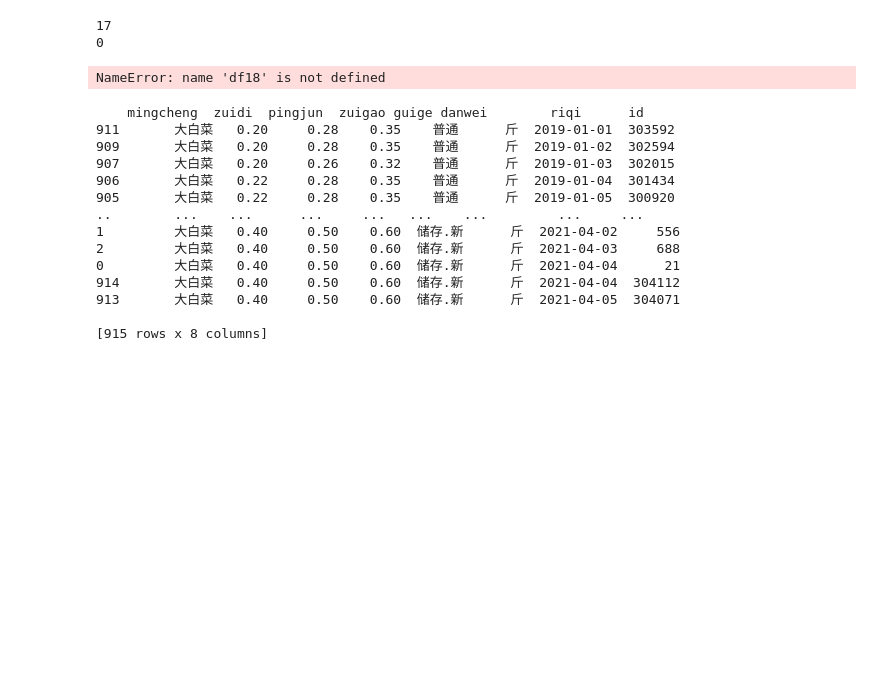
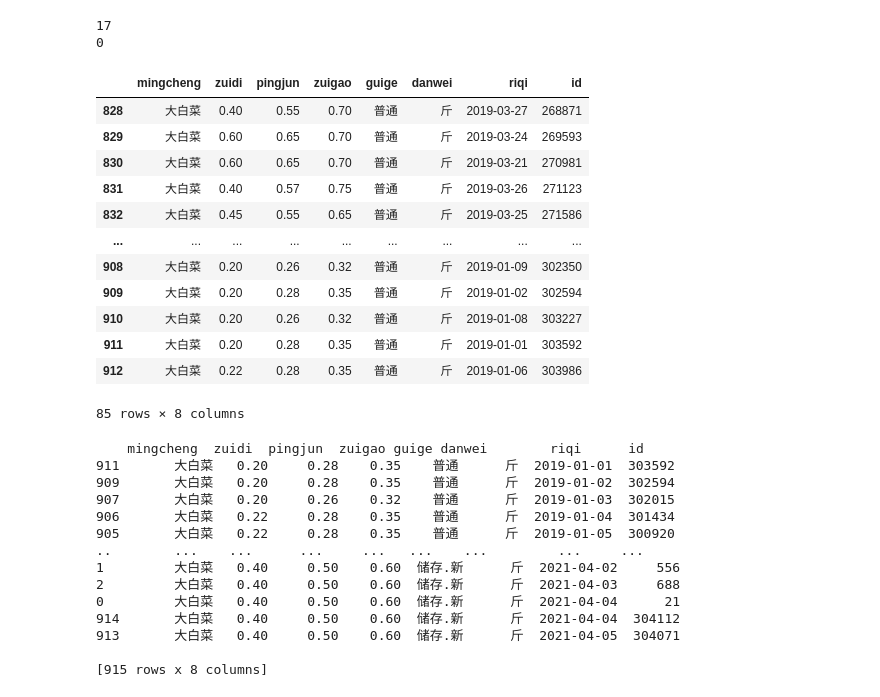
Before and after one commit to zheddie/samplecodes, a Jupyter notebook: src_python/xinfadi/TryAnalysis.ipynb, the cells around one changed output. Cells and saved outputs as stored; diff of their text form; code cells hidden in the pictures; blank space fills up the shorter version.

```diff
--- a/src_python/xinfadi/TryAnalysis.ipynb
+++ b/src_python/xinfadi/TryAnalysis.ipynb
@@ -37,9 +37,21 @@ print(idx)
 17
 0
 # %%
-df18
+df17
 # %% [output]
+|  | mingcheng | zuidi | pingjun | zuigao | guige | danwei | riqi | id |
+| 828 | 大白菜 | 0.40 | 0.55 | 0.70 | 普通 | 斤 | 2019-03-27 | 268871 |
+| 829 | 大白菜 | 0.60 | 0.65 | 0.70 | 普通 | 斤 | 2019-03-24 | 269593 |
+| 830 | 大白菜 | 0.60 | 0.65 | 0.70 | 普通 | 斤 | 2019-03-21 | 270981 |
+| 831 | 大白菜 | 0.40 | 0.57 | 0.75 | 普通 | 斤 | 2019-03-26 | 271123 |
+| 832 | 大白菜 | 0.45 | 0.55 | 0.65 | 普通 | 斤 | 2019-03-25 | 271586 |
+| ... | ... | ... | ... | ... | ... | ... | ... | ... |
+| 908 | 大白菜 | 0.20 | 0.26 | 0.32 | 普通 | 斤 | 2019-01-09 | 302350 |
+| 909 | 大白菜 | 0.20 | 0.28 | 0.35 | 普通 | 斤 | 2019-01-02 | 302594 |
+| 910 | 大白菜 | 0.20 | 0.26 | 0.32 | 普通 | 斤 | 2019-01-08 | 303227 |
+| 911 | 大白菜 | 0.20 | 0.28 | 0.35 | 普通 | 斤 | 2019-01-01 | 303592 |
+| 912 | 大白菜 | 0.22 | 0.28 | 0.35 | 普通 | 斤 | 2019-01-06 | 303986 |
-NameError: name 'df18' is not defined
+85 rows × 8 columns
 # %%
 odf=df.sort_values(by="riqi",ascending= True)
 print(odf)
```
Also changed, not shown: parts of 3 cells of this notebook, 13 other files.
